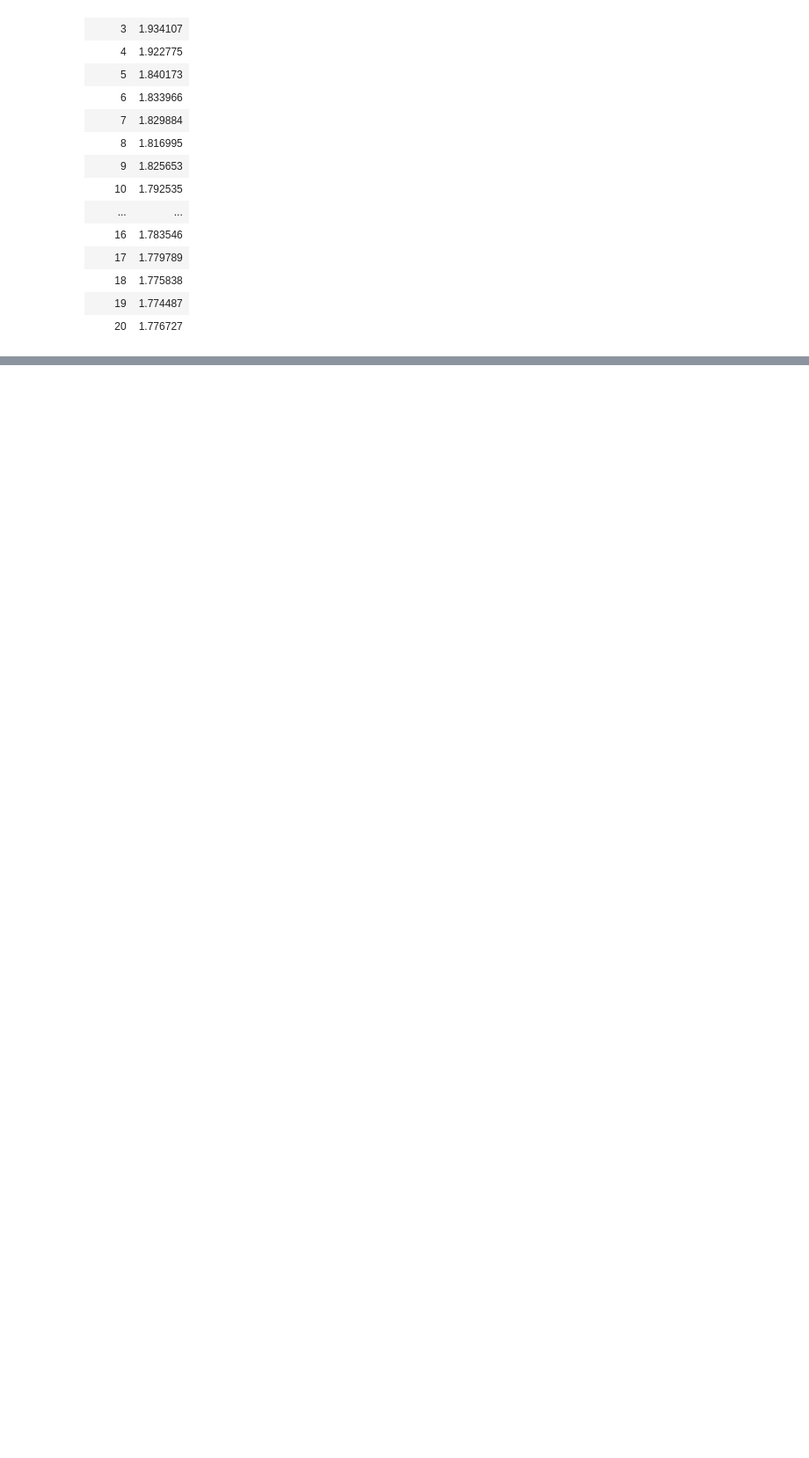
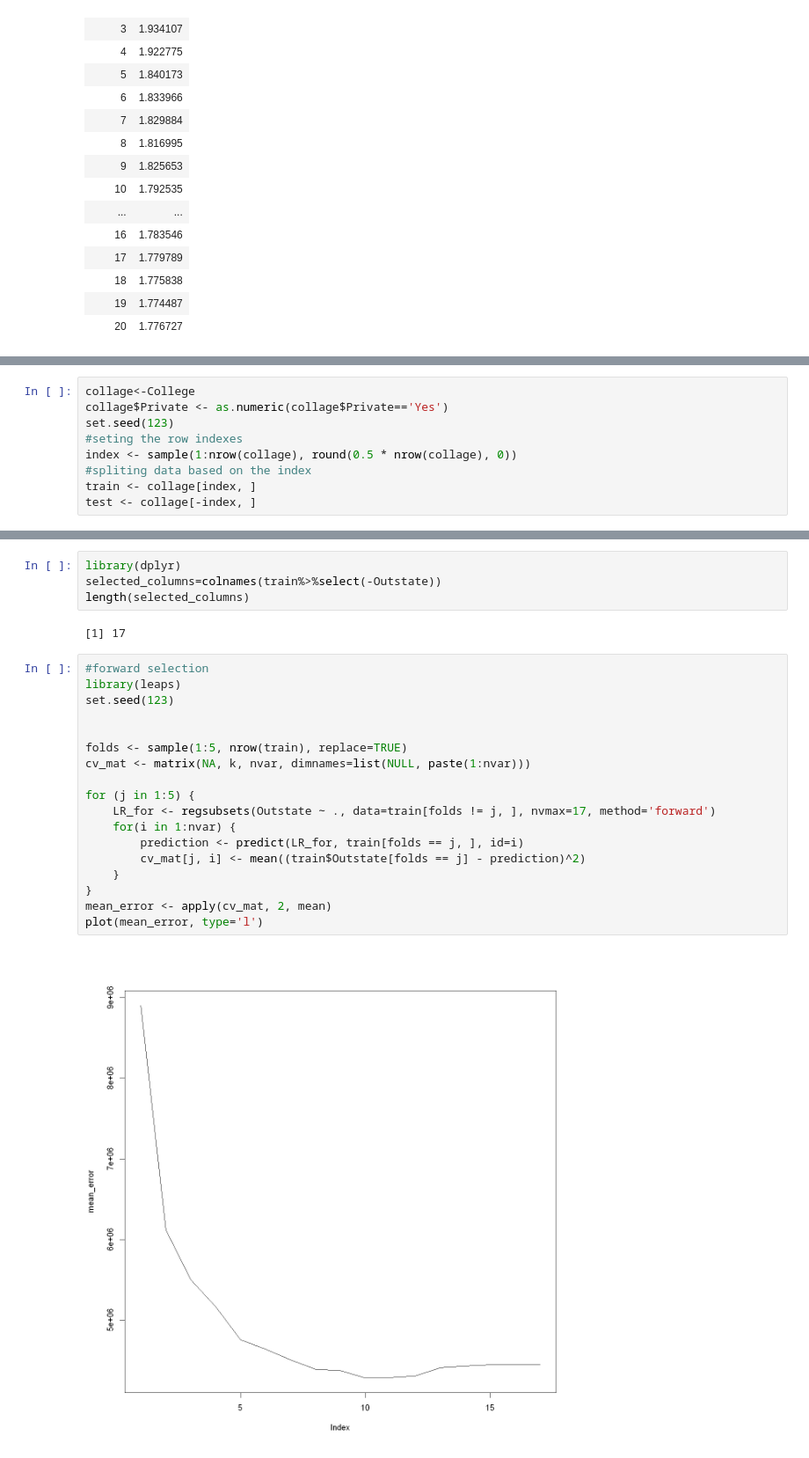
Before and after one commit to alipourmotlagh/MBD_statistical_learning, a Jupyter notebook: Chapter 7/Chapter 7 Q 9 and 10.ipynb, the cells around one changed output, grey strips where cells are left out. Shown at 88% size. Drawn from its saved outputs; the diff is of its cells as text; blank space fills up the shorter version.

```diff
--- a/Chapter 7/Chapter 7 Q 9 and 10.ipynb
+++ b/Chapter 7/Chapter 7 Q 9 and 10.ipynb
@@ -272,0 +375,9 @@ ERROR: Error in cross_validation_splines(cross_validation): could not find funct
+# %%
+collage<-College
+collage$Private <- as.numeric(collage$Private=='Yes')
+set.seed(123)
+#seting the row indexes
+index <- sample(1:nrow(collage), round(0.5 * nrow(collage), 0))
+#spliting data based on the index
+train <- collage[index, ]
+test <- collage[-index, ]
@@ -272,0 +406,26 @@ ERROR: Error in cross_validation_splines(cross_validation): could not find funct
+# %%
+library(dplyr)
+selected_columns=colnames(train%>%select(-Outstate))
+length(selected_columns)
+# %% [output]
+[1] 17
+# %%
+#forward selection
+library(leaps)
+set.seed(123)
+
+
+folds <- sample(1:5, nrow(train), replace=TRUE)
+cv_mat <- matrix(NA, k, nvar, dimnames=list(NULL, paste(1:nvar)))
+
+for (j in 1:5) {
+    LR_for <- regsubsets(Outstate ∼ ., data=train[folds != j, ], nvmax=17, method='forward')
+    for(i in 1:nvar) {
+        prediction <- predict(LR_for, train[folds == j, ], id=i)
+        cv_mat[j, i] <- mean((train$Outstate[folds == j] - prediction)^2)
+    }
+}
+mean_error <- apply(cv_mat, 2, mean)
+plot(mean_error, type='l')
+# %% [output]
+[figure, added]
```
Also changed, not shown: parts of 16 cells of this notebook.
